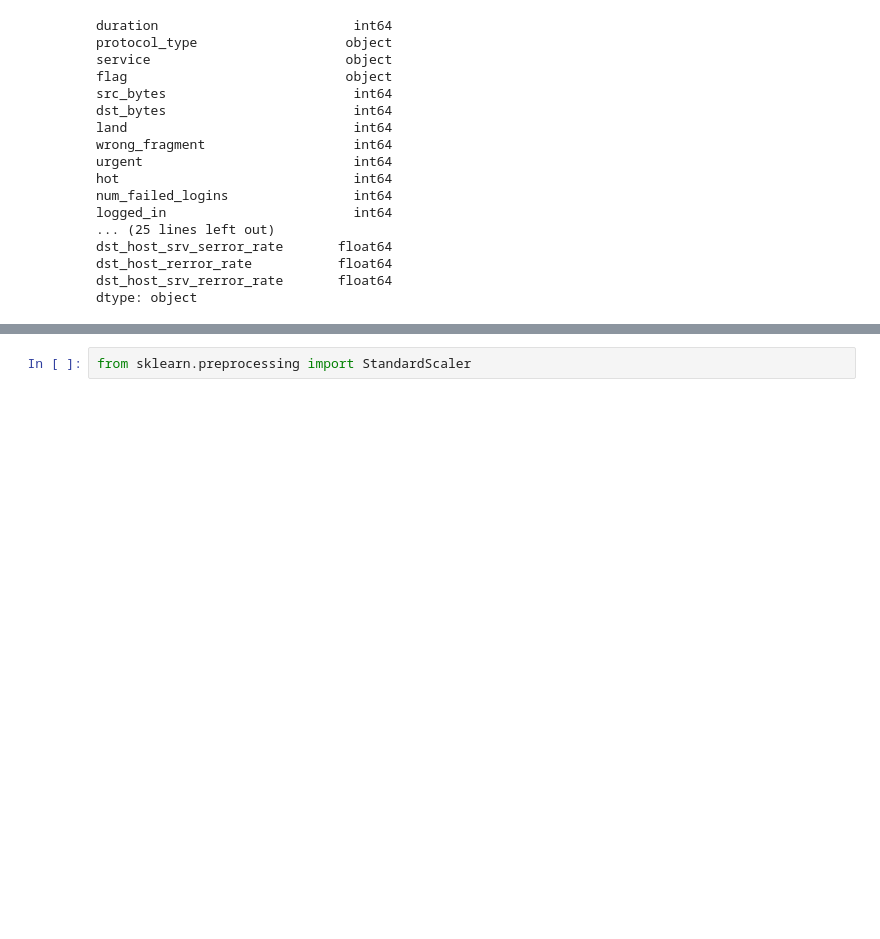
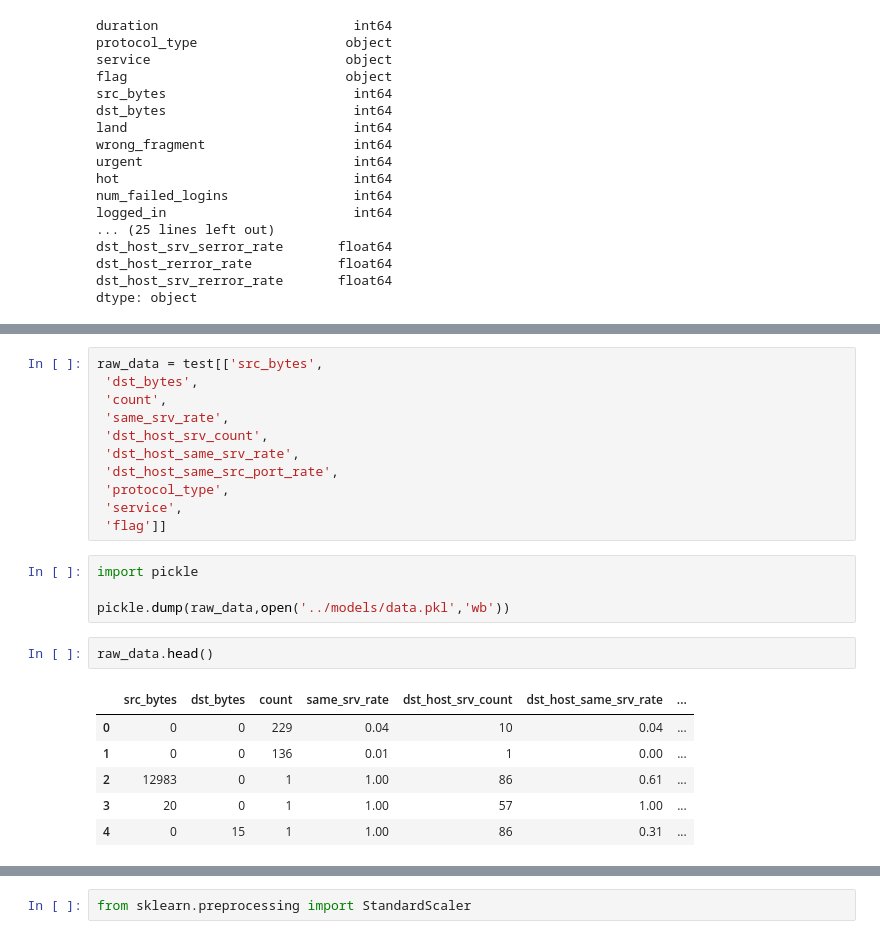
Before and after one commit to Md-Emon-Hasan/ML-Project-Intrusion-Detection-Systems-Anomaly-Detection-, a Jupyter notebook: jupyter/model.ipynb, the cells around one changed output, grey strips where cells are left out. Saved outputs shown, nothing was run; the diff lists cells and outputs as text; blank space fills up the shorter version.

```diff
--- a/jupyter/model.ipynb
+++ b/jupyter/model.ipynb
@@ -233,0 +257,24 @@ dtype: object
+# %%
+raw_data = test[['src_bytes',
+ 'dst_bytes',
+ 'count',
+ 'same_srv_rate',
+ 'dst_host_srv_count',
+ 'dst_host_same_srv_rate',
+ 'dst_host_same_src_port_rate',
+ 'protocol_type',
+ 'service',
+ 'flag']]
+# %%
+import pickle
+
+pickle.dump(raw_data,open('../models/data.pkl','wb'))
+# %%
+raw_data.head()
+# %% [output]
+|  | src_bytes | dst_bytes | count | same_srv_rate | dst_host_srv_count | dst_host_same_srv_rate | ... |
+| 0 | 0 | 0 | 229 | 0.04 | 10 | 0.04 | ... |
+| 1 | 0 | 0 | 136 | 0.01 | 1 | 0.00 | ... |
+| 2 | 12983 | 0 | 1 | 1.00 | 86 | 0.61 | ... |
+| 3 | 20 | 0 | 1 | 1.00 | 57 | 1.00 | ... |
+| 4 | 0 | 15 | 1 | 1.00 | 86 | 0.31 | ... |
```
Also changed, not shown: parts of 63 cells of this notebook, 16 other files.
